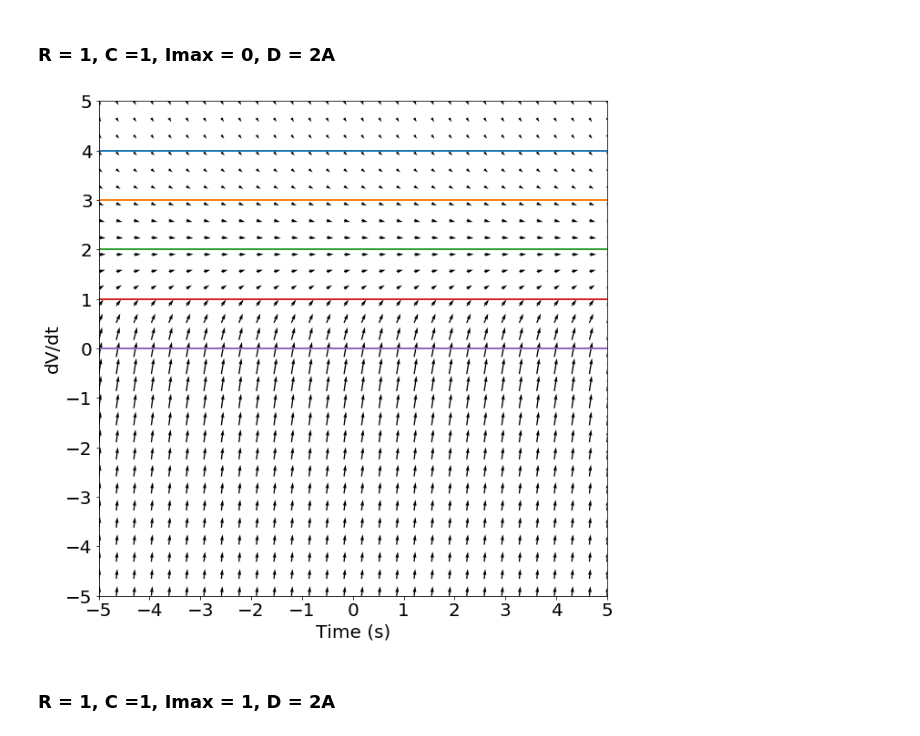
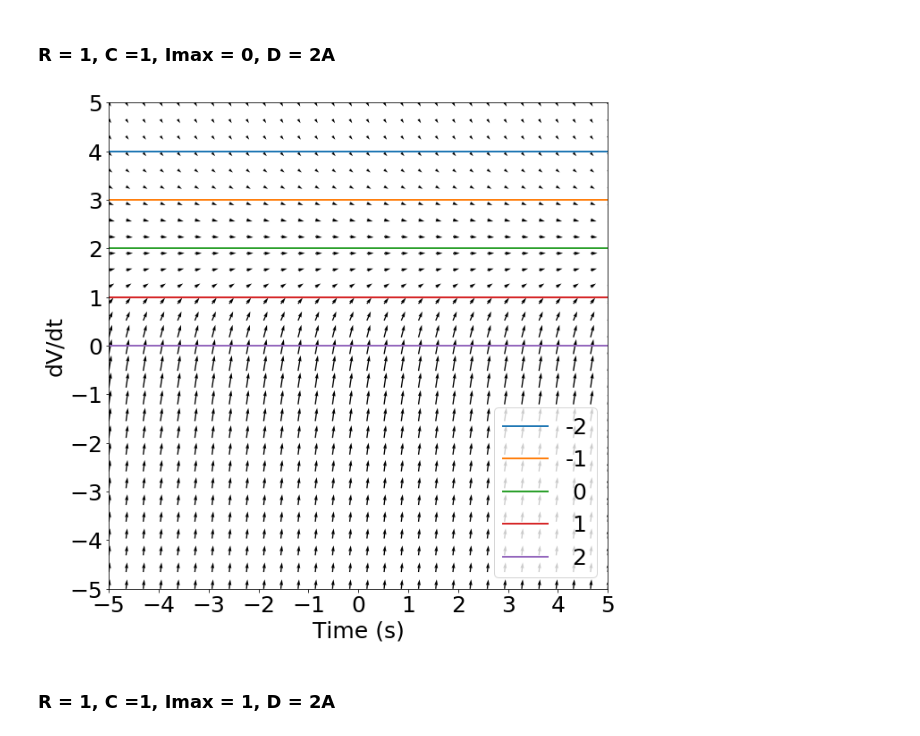
Before and after one commit to alTeska/Neuroprostetic, a Jupyter notebook: exercise_2/exercise2.ipynb, the cells around one changed output. Cells and saved outputs as stored; diff of their text form; code cells hidden in the pictures.

```diff
--- a/exercise_2/exercise2.ipynb
+++ b/exercise_2/exercise2.ipynb
@@ -67,6 +71,13 @@ plt.yticks(np.arange(-5, 6, 1));
 plt.xticks(np.arange(-5, 6, 1));
 plt.quiver(t, v, dt2, dv2);
 
-for iso, n in enumerate(iso_line2):
-    plt.plot(t, iso_line2[n], linewidth=2)
+iso_plt = []
+iso_plt0, = plt.plot(t, iso_line2[0], linewidth=2, label='-2')
+iso_plt1, = plt.plot(t, iso_line2[1], linewidth=2, label='-1')
+iso_plt2, = plt.plot(t, iso_line2[2], linewidth=2, label=' 0')
+iso_plt3, = plt.plot(t, iso_line2[3], linewidth=2, label=' 1')
+iso_plt4, = plt.plot(t, iso_line2[4], linewidth=2, label=' 2')
+plt.legend(loc=1, handles=[iso_plt0, iso_plt1, iso_plt2, iso_plt3, iso_plt4])
+
+plt.savefig('report/1_0.png', dpi=200)
 # %% [output]
@@ -137,6 +161,16 @@ ax.set_ylim(-5, 5)
 plt.yticks(np.arange(-5, 6, 1));
 plt.xticks(np.arange(-5, 6, 1));
 plt.quiver(t, v, dI1, dv1);
-for iso, n in enumerate(iso_line4):
-    plt.plot(t, iso_line4[n], linewidth=2)
+# for iso, n in enumerate(iso_line4):
+#     plt.plot(t, iso_line4[n], linewidth=2)
+
+iso_plt4 = []
+iso_plt40, = plt.plot(t, iso_line4[0], linewidth=2, label='-2')
+iso_plt41, = plt.plot(t, iso_line4[1], linewidth=2, label='-1')
+iso_plt42, = plt.plot(t, iso_line4[2], linewidth=2, label=' 0')
+iso_plt43, = plt.plot(t, iso_line4[3], linewidth=2, label=' 1')
+iso_plt44, = plt.plot(t, iso_line4[4], linewidth=2, label=' 2')
+plt.legend(loc=1, handles=[iso_plt40, iso_plt41, iso_plt42, iso_plt43, iso_plt44])
+
+plt.savefig('report/2_1.png', dpi=200)
 # %% [output]
@@ -155,21 +189,35 @@ lng0D = np.sqrt(ode_rhs_cell(v_grid0D, I0D_grid)**2 + 1) #Lenght of the vector
 dI0D = 1/lng0D #get the horizontal component
 # %%
 dvD0 = ode_rhs_cell(v_grid0D, I0D_grid) / lng0 #get the vertical component
+# %%
+iso_line5 = {}
+for i, iso in enumerate(ISO):
+     iso_line5[i]= ode_rhs_cell(iso, I0D)
 # %%
 fig, ax = plt.subplots(figsize=(10, 10));
 ax.set_ylabel('dV/dt')
 ax.set_xlabel('Time (s)')
 ax.set_title('')
 ax.set_xlim(-5, 5)
 ax.set_ylim(-5, 5)
 
 plt.yticks(np.arange(-5, 6, 1));
 plt.xticks(np.arange(-5, 6, 1));
 plt.quiver(t, v, dI0D, dvD0);
-for iso, n in enumerate(iso_line5):
-    plt.plot(t, iso_line5[n], linewidth=2)
+# for iso, n in enumerate(iso_line5):
+#     plt.plot(t, iso_line5[n], linewidth=2)
+
+iso_plt5 = []
+iso_plt50, = plt.plot(t, iso_line5[0], linewidth=2, label='-2')
+iso_plt51, = plt.plot(t, iso_line5[1], linewidth=2, label='-1')
+iso_plt52, = plt.plot(t, iso_line5[2], linewidth=2, label=' 0')
+iso_plt53, = plt.plot(t, iso_line5[3], linewidth=2, label=' 1')
+iso_plt54, = plt.plot(t, iso_line5[4], linewidth=2, label=' 2')
+plt.legend(loc=4, handles=[iso_plt50, iso_plt51, iso_plt52, iso_plt53, iso_plt54])
+
+plt.savefig('report/2_2.png', dpi=200)
 # %% [output]
-[figure, old version]
+[figure, new version]
 # %% [markdown]
 ### R = 1, C =1, Imax = 1, D = 2A
 # %%
```
Also changed, not shown: parts of 7 cells of this notebook, 13 other files.
